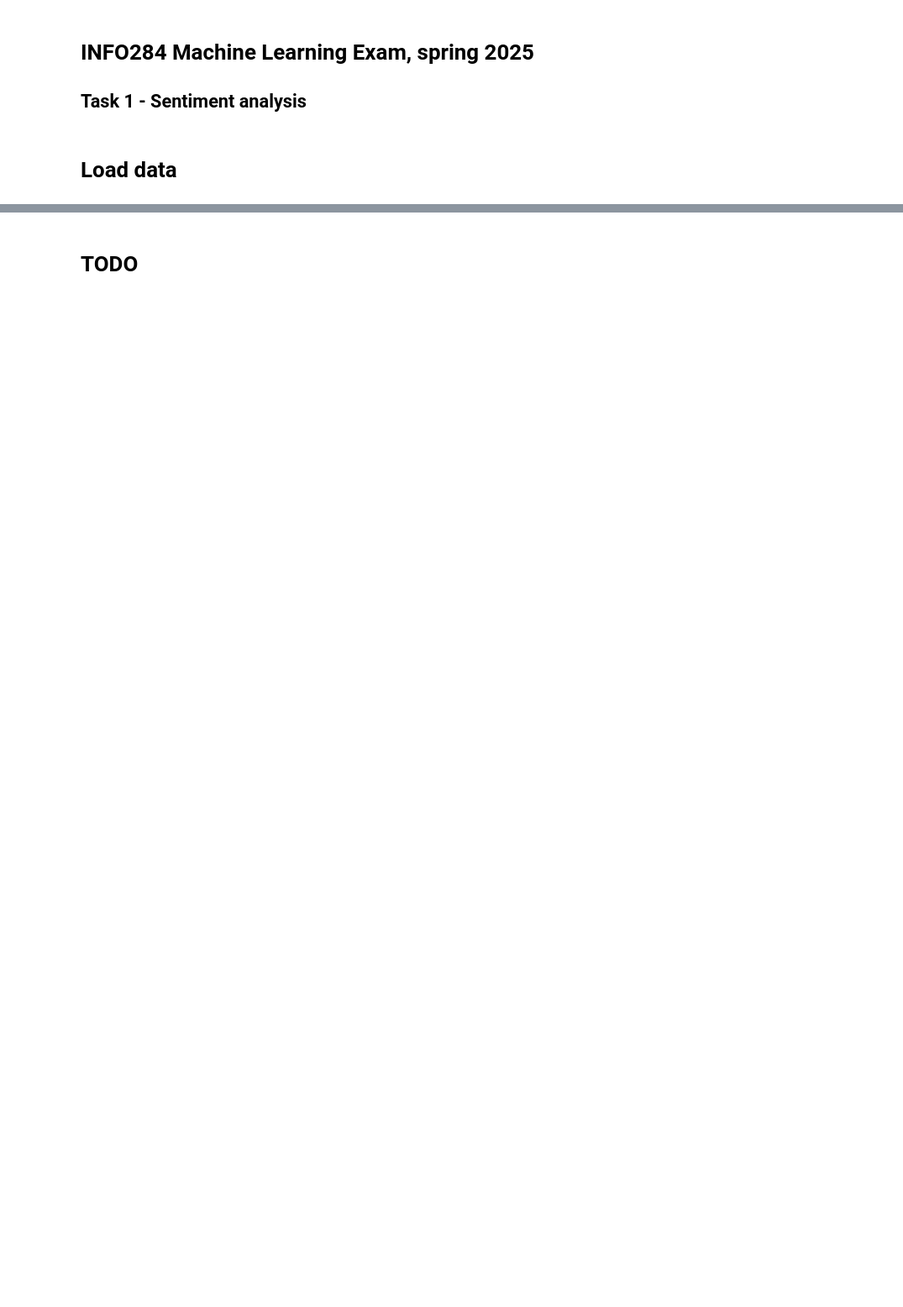
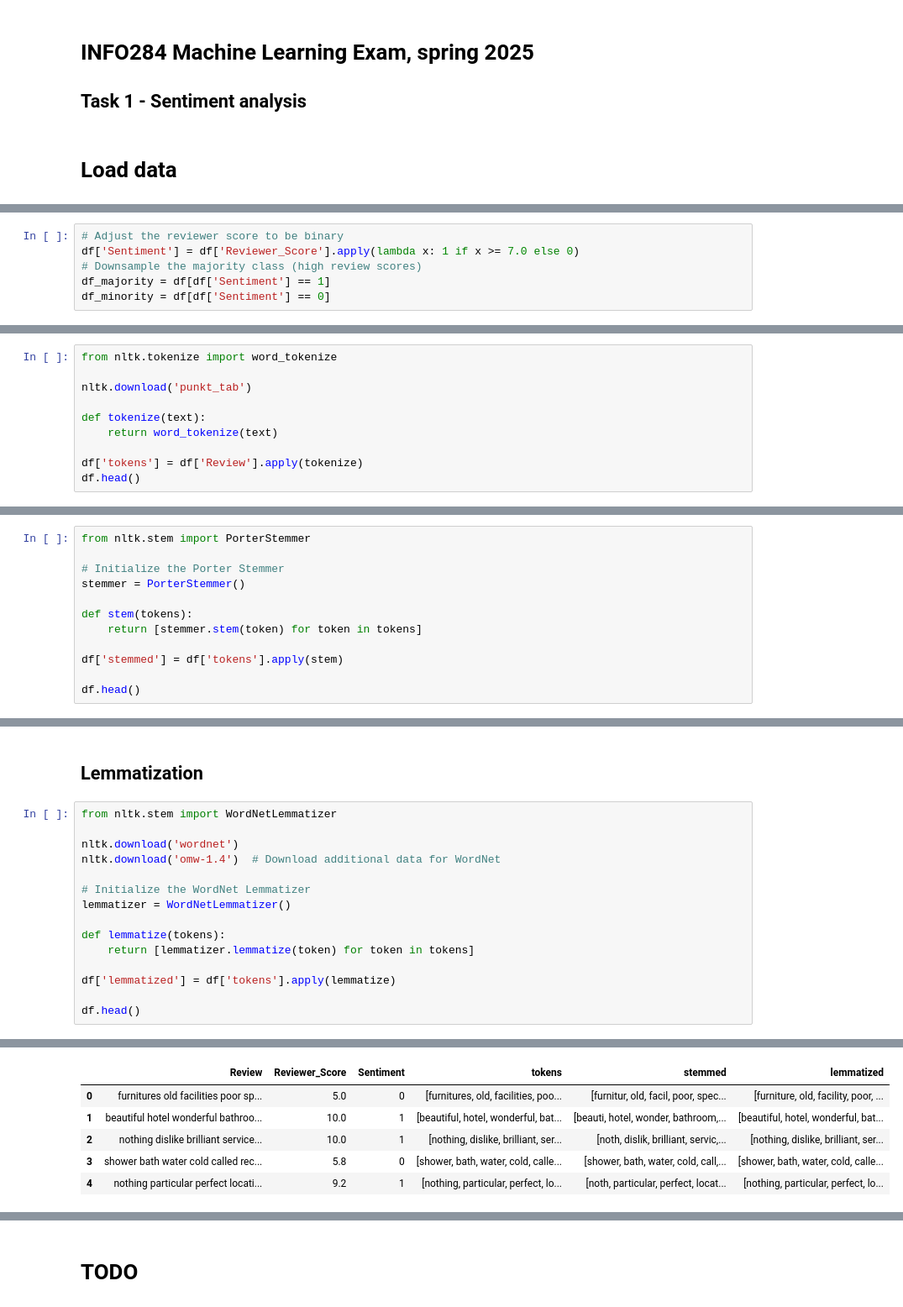
Before and after one commit to ranuru/machine-learning-exam, a Jupyter notebook: task1/notebook.ipynb, the cells around one changed output, grey strips where cells are left out. Shown at 84% size. Drawn from its saved outputs; the diff is of its cells as text; blank space fills up the shorter version.

```diff
--- a/task1/notebook.ipynb
+++ b/task1/notebook.ipynb
@@ -63,0 +73,6 @@ df.head() # show a overview of the data in the dataset
+# %%
+# Adjust the reviewer score to be binary
+df['Sentiment'] = df['Reviewer_Score'].apply(lambda x: 1 if x >= 7.0 else 0)
+# Downsample the majority class (high review scores)
+df_majority = df[df['Sentiment'] == 1]
+df_minority = df[df['Sentiment'] == 0]
@@ -63,0 +153,10 @@ df.head() # show a overview of the data in the dataset
+# %%
+from nltk.tokenize import word_tokenize
+
+nltk.download('punkt_tab')
+
+def tokenize(text):
+    return word_tokenize(text)
+
+df['tokens'] = df['Review'].apply(tokenize)
+df.head()
@@ -63,0 +175,12 @@ df.head() # show a overview of the data in the dataset
+# %%
+from nltk.stem import PorterStemmer
+
+# Initialize the Porter Stemmer
+stemmer = PorterStemmer()
+
+def stem(tokens):
+    return [stemmer.stem(token) for token in tokens]
+
+df['stemmed'] = df['tokens'].apply(stem)
+
+df.head()
@@ -63,0 +194,18 @@ df.head() # show a overview of the data in the dataset
+# %% [markdown]
+## Lemmatization
+# %%
+from nltk.stem import WordNetLemmatizer
+
+nltk.download('wordnet')
+nltk.download('omw-1.4')  # Download additional data for WordNet
+
+# Initialize the WordNet Lemmatizer
+lemmatizer = WordNetLemmatizer()
+
+def lemmatize(tokens):
+    return [lemmatizer.lemmatize(token) for token in tokens]
+
+df['lemmatized'] = df['tokens'].apply(lemmatize)
+
+df.head()
+# %% [output]
@@ -63,0 +218,6 @@ df.head() # show a overview of the data in the dataset
+|  | Review | Reviewer_Score | Sentiment | tokens | stemmed | lemmatized |
+| 0 | furnitures old facilities poor sp... | 5.0 | 0 | [furnitures, old, facilities, poo... | [furnitur, old, facil, poor, spec... | [furniture, old, facility, poor, ... |
+| 1 | beautiful hotel wonderful bathroo... | 10.0 | 1 | [beautiful, hotel, wonderful, bat... | [beauti, hotel, wonder, bathroom,... | [beautiful, hotel, wonderful, bat... |
+| 2 | nothing dislike brilliant service... | 10.0 | 1 | [nothing, dislike, brilliant, ser... | [noth, dislik, brilliant, servic,... | [nothing, dislike, brilliant, ser... |
+| 3 | shower bath water cold called rec... | 5.8 | 0 | [shower, bath, water, cold, calle... | [shower, bath, water, cold, call,... | [shower, bath, water, cold, calle... |
+| 4 | nothing particular perfect locati... | 9.2 | 1 | [nothing, particular, perfect, lo... | [noth, particular, perfect, locat... | [nothing, particular, perfect, lo... |
```
Also changed, not shown: parts of 23 cells of this notebook.
